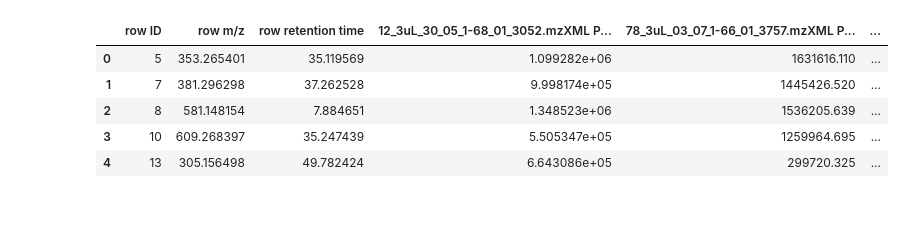
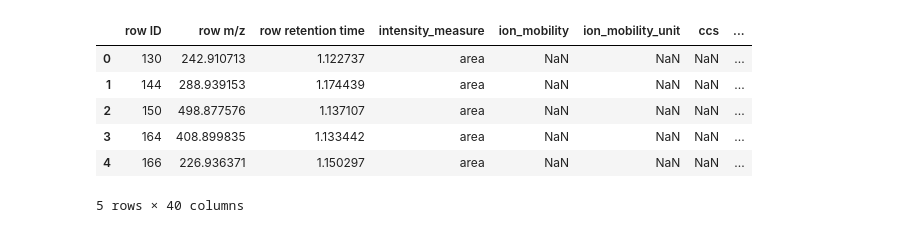
Before and after one commit to computational-chemical-biology/ClusterApp, a Jupyter notebook: notebooks/gnps_to_csv.ipynb, the cells around one changed output. Cells and saved outputs as stored; diff of their text form; code cells hidden in the pictures.

```diff
--- a/notebooks/gnps_to_csv.ipynb
+++ b/notebooks/gnps_to_csv.ipynb
@@ -43,10 +1,24 @@ gnps_result.meta
+# %%
+import pandas as pd
+import requests
+import io
+
+base_url = 'https://gnps2.org/resultfile?task='
+
+taskid = 'c66bf306c305449e856edc355e61ab20'
+
+url_to_features = f'{base_url}{taskid}&file=nf_output/clustering/featuretable_reformated.csv'
+url_to_metadata = f'{base_url}{taskid}&file=nf_output/metadata/merged_metadata.tsv'
+
+feat = pd.read_csv(io.StringIO(requests.get(url_to_features).text))
+meta = pd.read_csv(io.StringIO(requests.get(url_to_metadata).text), sep='\t')
 # %%
-feat = gnps_result.feat
 feat.head()
 # %% [output]
-|  | row ID | row m/z | row retention time | 12_3uL_30_05_1-68_01_3052.mzXML P... | 78_3uL_03_07_1-66_01_3757.mzXML P... | ... |
-| 0 | 5 | 353.265401 | 35.119569 | 1.099282e+06 | 1631616.110 | ... |
-| 1 | 7 | 381.296298 | 37.262528 | 9.998174e+05 | 1445426.520 | ... |
-| 2 | 8 | 581.148154 | 7.884651 | 1.348523e+06 | 1536205.639 | ... |
-| 3 | 10 | 609.268397 | 35.247439 | 5.505347e+05 | 1259964.695 | ... |
-| 4 | 13 | 305.156498 | 49.782424 | 6.643086e+05 | 299720.325 | ... |
+|  | row ID | row m/z | row retention time | intensity_measure | ion_mobility | ion_mobility_unit | ccs | ... |
+| 0 | 130 | 242.910713 | 1.122737 | area | NaN | NaN | NaN | ... |
+| 1 | 144 | 288.939153 | 1.174439 | area | NaN | NaN | NaN | ... |
+| 2 | 150 | 498.877576 | 1.137107 | area | NaN | NaN | NaN | ... |
+| 3 | 164 | 408.899835 | 1.133442 | area | NaN | NaN | NaN | ... |
+| 4 | 166 | 226.936371 | 1.150297 | area | NaN | NaN | NaN | ... |
+5 rows × 40 columns
```
Also changed, not shown: parts of 22 cells of this notebook, 2 other files.
